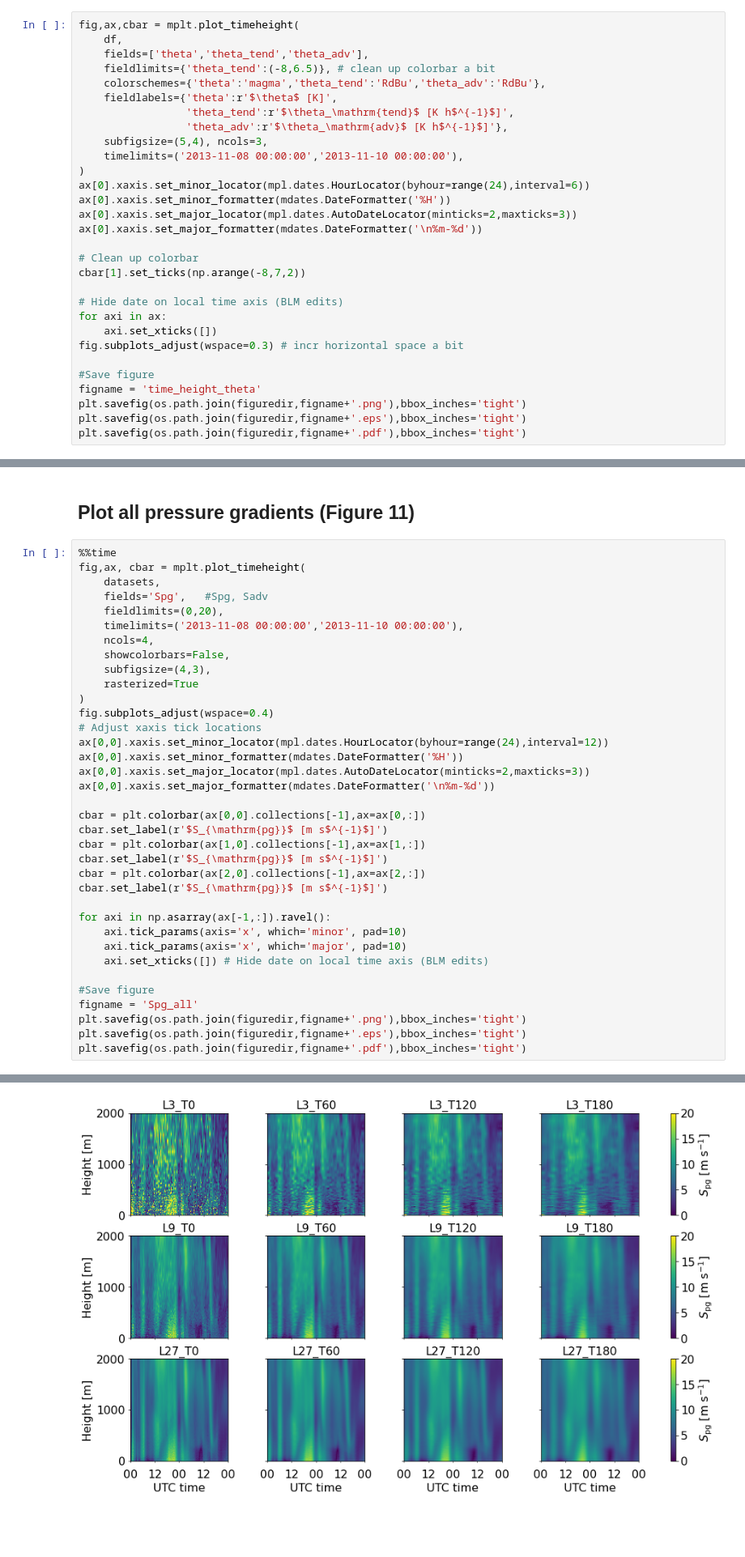
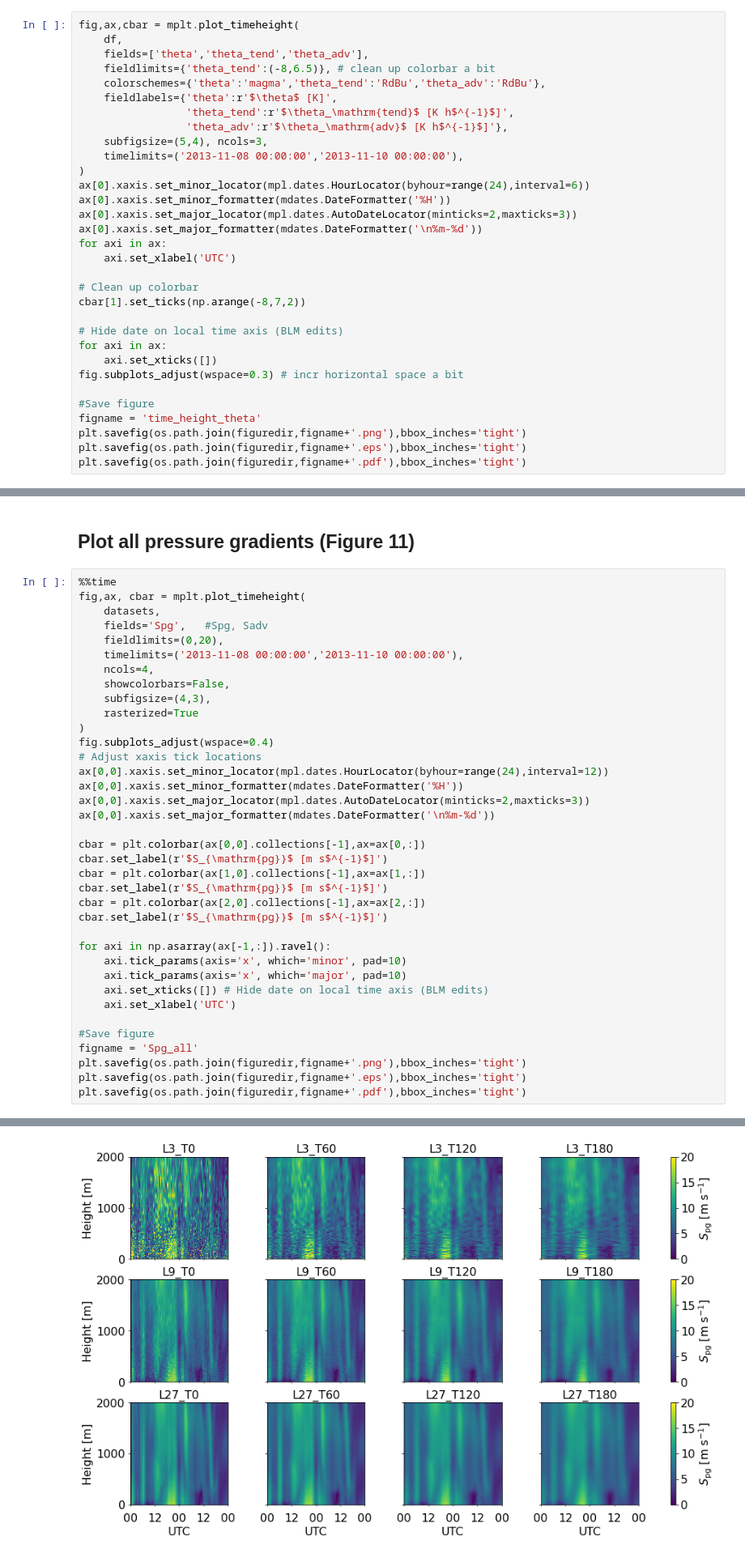
Before and after one commit to a2e-mmc/assessment, a Jupyter notebook: studies/budget_components_coupling/plot_tendency_figures.ipynb, the cells around one changed output, grey strips where cells are left out. Shown: that part at 81% size. Cells and saved outputs as stored; diff of their text form; blank space fills up the shorter version.

```diff
--- a/studies/budget_components_coupling/plot_tendency_figures.ipynb
+++ b/studies/budget_components_coupling/plot_tendency_figures.ipynb
@@ -155,6 +155,8 @@ ax[0].xaxis.set_minor_locator(mpl.dates.HourLocator(byhour=range(24),interval=6)
 ax[0].xaxis.set_minor_formatter(mdates.DateFormatter('%H'))
 ax[0].xaxis.set_major_locator(mpl.dates.AutoDateLocator(minticks=2,maxticks=3))
 ax[0].xaxis.set_major_formatter(mdates.DateFormatter('\n%m-%d'))
+for axi in ax:
+    axi.set_xlabel('UTC')
 
 # Clean up colorbar
 cbar[1].set_ticks(np.arange(-8,7,2))
@@ -203,6 +205,7 @@ for axi in np.asarray(ax[-1,:]).ravel():
     axi.tick_params(axis='x', which='minor', pad=10)
     axi.tick_params(axis='x', which='major', pad=10)
     axi.set_xticks([]) # Hide date on local time axis (BLM edits)
+    axi.set_xlabel('UTC')
 
 #Save figure
 figname = 'Spg_all'
@@ -215,4 +218,4 @@ Wall time: 9.72 s
-[figure, old version]
+[figure, new version]
 # %%
 %%time
 fig,ax, cbar = mplt.plot_timeheight(
```
Also changed, not shown: parts of 4 cells of this notebook, 3 other files.
